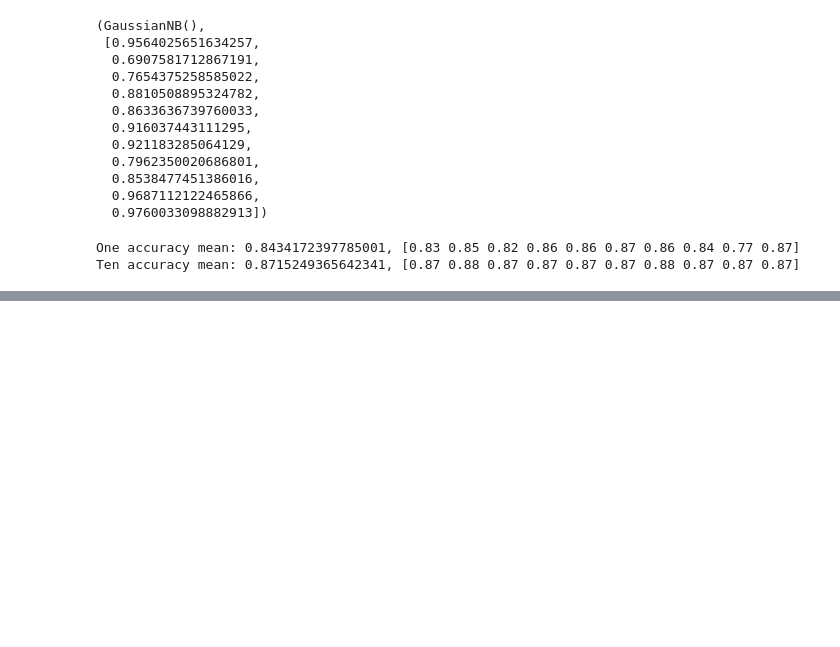
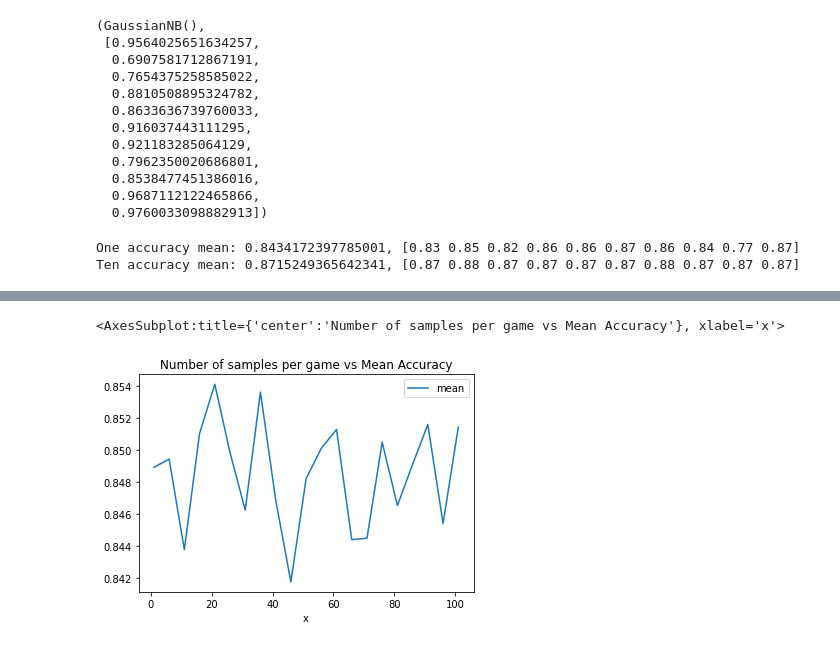
Before and after one commit to kevin51jiang/msci-446, a Jupyter notebook: working/logisticRegression.ipynb, the cells around one changed output, grey strips where cells are left out. Drawn from its saved outputs; the diff is of its cells as text; code cells hidden in the pictures; blank space fills up the shorter version.

```diff
--- a/working/logisticRegression.ipynb
+++ b/working/logisticRegression.ipynb
@@ -195,3 +192,26 @@ print(f"Ten accuracy mean: {np.mean(ten_accuracy)}, {np.round(ten_accuracy, 2)}"
 # %% [output]
 One accuracy mean: 0.8434172397785001, [0.83 0.85 0.82 0.86 0.86 0.87 0.86 0.84 0.77 0.87]
 Ten accuracy mean: 0.8715249365642341, [0.87 0.88 0.87 0.87 0.87 0.87 0.88 0.87 0.87 0.87]
+# %%
+def gaus_mean_mean(samples_per_game=10):
+    accuracy = []
+    std = []
+    for i in range(0, 15):
+        _, a = lin_reg_model_train(X_train, samples_per_game=1, model=gaus)
+        accuracy.append(np.mean(a))
+        std.append(np.std(a))
+    return np.mean(accuracy), np.mean(std)
+
+df = pd.DataFrame({
+     'x' : range(1, 102 ,5),
+    'mean': np.zeros(21),
+    'std': np.zeros(21),
+})
+
+
+for ind, row in df.iterrows():
+    a, b = gaus_mean_mean(row['x'])
+    df.loc[ind, 'mean'] = a
+    df.loc[ind, 'std'] = b
+
+df
@@ -197,0 +236,5 @@ Ten accuracy mean: 0.8715249365642341, [0.87 0.88 0.87 0.87 0.87 0.87 0.88 0.87
+# %%
+df.plot('x', 'mean', title="Number of samples per game vs Mean Accuracy")
+# %% [output]
+<AxesSubplot:title={'center':'Number of samples per game vs Mean Accuracy'}, xlabel='x'>
+[figure, added]
```
Also changed, not shown: parts of 5 cells of this notebook.
